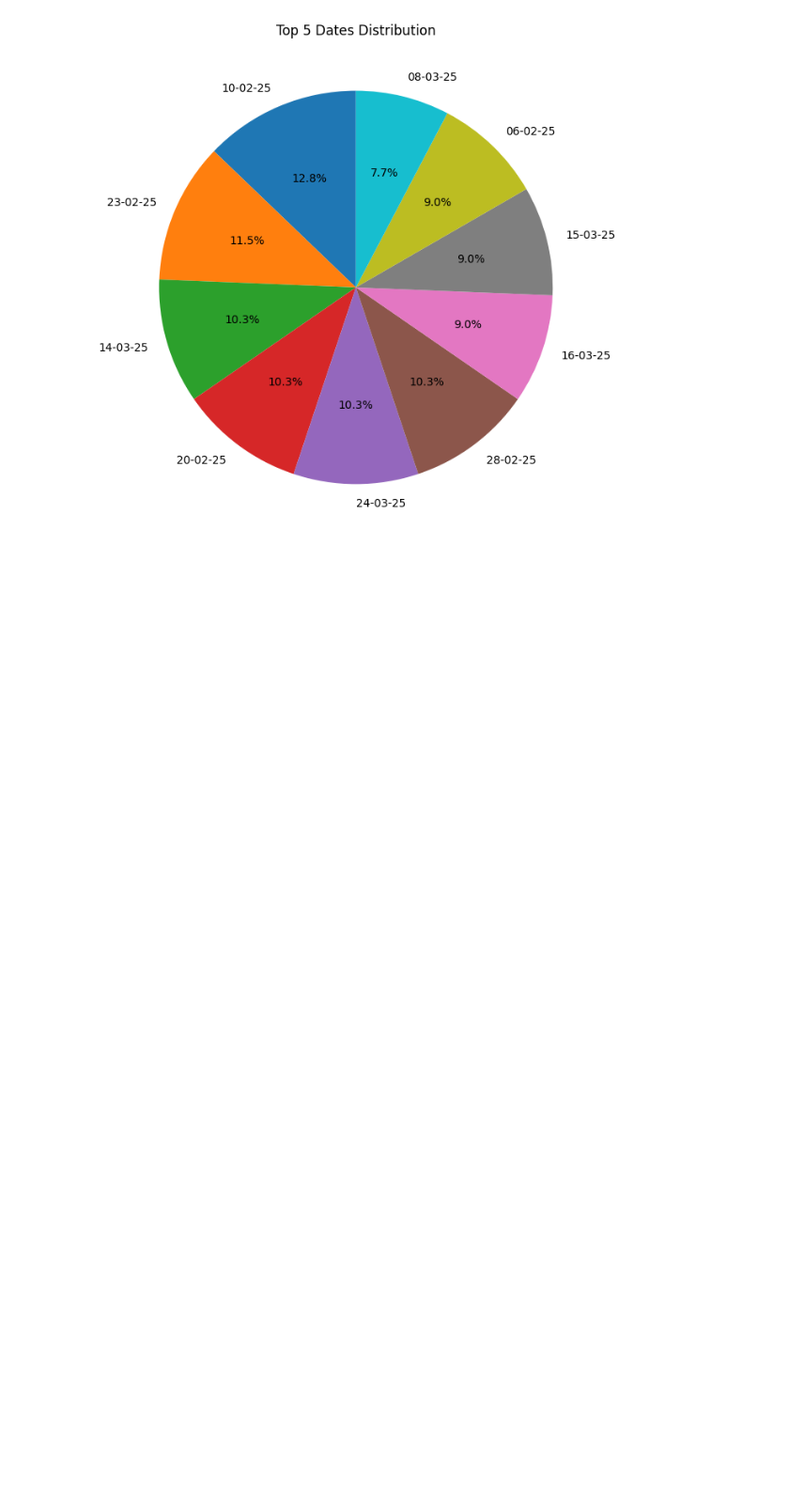
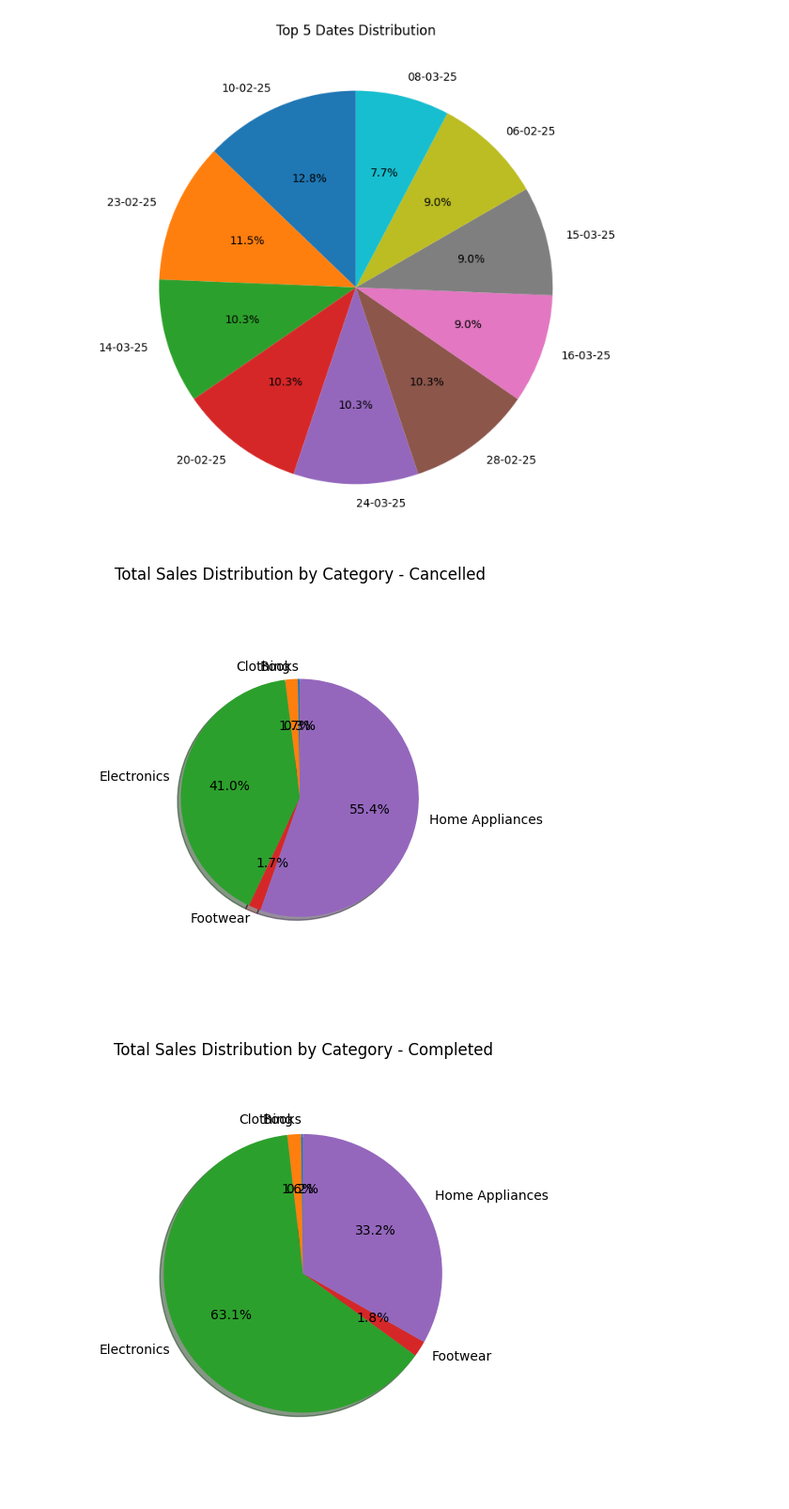
Before and after one commit to isg75/first_project, a Jupyter notebook: notebooks/dam_amazon.ipynb, the cells around one changed output. Shown at 94% size. Drawn from its saved outputs; the diff is of its cells as text; code cells hidden in the pictures; blank space fills up the shorter version.

```diff
--- a/notebooks/dam_amazon.ipynb
+++ b/notebooks/dam_amazon.ipynb
@@ -146,0 +185,15 @@ print(total_sales_sum)
+# %%
+def total_sales_by_category_and_status(df: pd.DataFrame) -> pd.DataFrame:
+    #  Total Sales by Category and Status
+    summary = pd.pivot_table(
+        df,
+        values='Total Sales',
+        index='Category',
+        columns='Status',
+        aggfunc='sum',
+        fill_value=0
+    )
+    return summary
+
+
+display(total_sales_by_category_and_status(df))
@@ -227,3 +288,37 @@ def show_top_dates_pie(df):
 show_top_dates_pie(df)
 # %% [output]
 [figure]
+# %%
+def total_sales_by_category_and_status(df: pd.DataFrame) -> pd.DataFrame:
+    # Calculate total sales by category and status
+    summary = pd.pivot_table(
+        df,
+        values='Total Sales',
+        index='Category',
+        columns='Status',
+        aggfunc='sum',
+        fill_value=0
+    )
+
+    # Plot pie chart for each status
+    for status in summary.columns:
+        plt.figure(figsize=(5, 5))
+        plt.pie(
+            summary[status],
+            labels=summary.index,
+            autopct='%1.1f%%',
+            startangle=90,
+            shadow=True
+        )
+        plt.title(f'Total Sales Distribution by Category - {status}')
+        plt.axis('equal')
+        plt.tight_layout()
+        plt.show()
+
+    return summary
+
+# Example usage
+total_sales_by_category_and_status(df)
+# %% [output]
+[figure, added]
+[figure, added]
```
Also changed, not shown: parts of 7 cells of this notebook.
